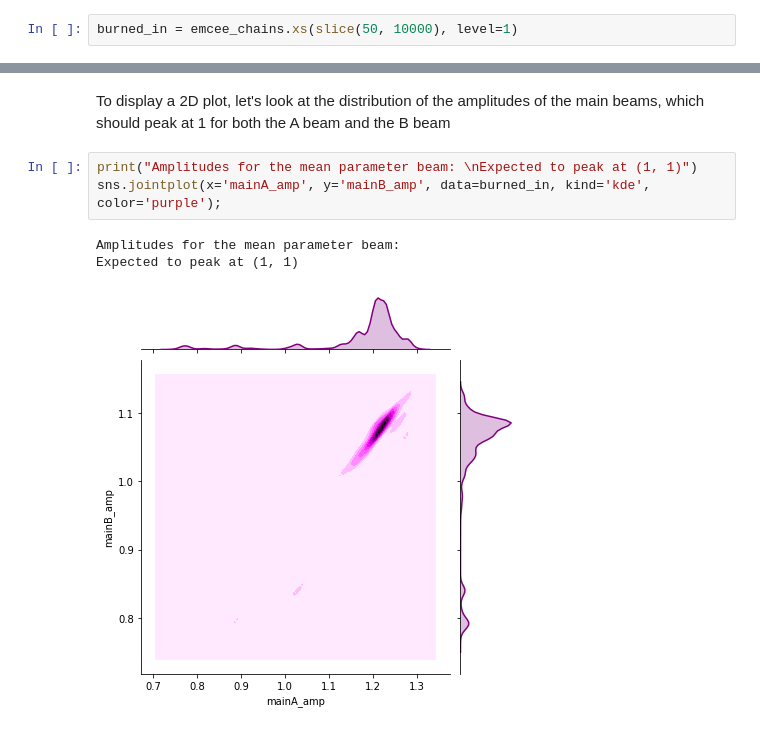
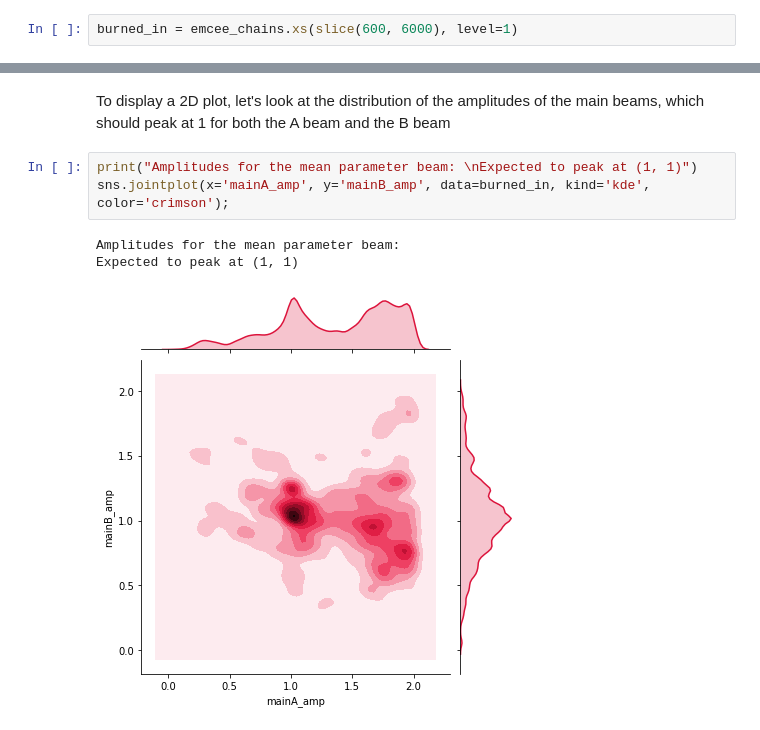
Before and after one commit to phys201/extended-beam-modeling, a Jupyter notebook: tutorial_notebook.ipynb, the cells around one changed output, grey strips where cells are left out. Saved outputs shown, nothing was run; the diff lists cells and outputs as text.

```diff
--- a/tutorial_notebook.ipynb
+++ b/tutorial_notebook.ipynb
@@ -429,2 +429,2 @@ It looks like the burn-in time is around 50 steps. We'll remove the first 50 jus
 # %%
-burned_in = emcee_chains.xs(slice(50, 10000), level=1)
+burned_in = emcee_chains.xs(slice(600, 6000), level=1)
@@ -462,8 +467,8 @@ Posteriors for the parameters of the main + extended beam:
 To display a 2D plot, let's look at the distribution of the amplitudes of the main beams, which should peak at 1 for both the A beam and the B beam
 # %%
 print("Amplitudes for the mean parameter beam: \nExpected to peak at (1, 1)")
-sns.jointplot(x='mainA_amp', y='mainB_amp', data=burned_in, kind='kde', color='purple');
+sns.jointplot(x='mainA_amp', y='mainB_amp', data=burned_in, kind='kde', color='crimson');
 # %% [output]
 Amplitudes for the mean parameter beam:
 Expected to peak at (1, 1)
-[figure, old version]
+[figure, new version]
```
Also changed, not shown: parts of 13 cells of this notebook.
